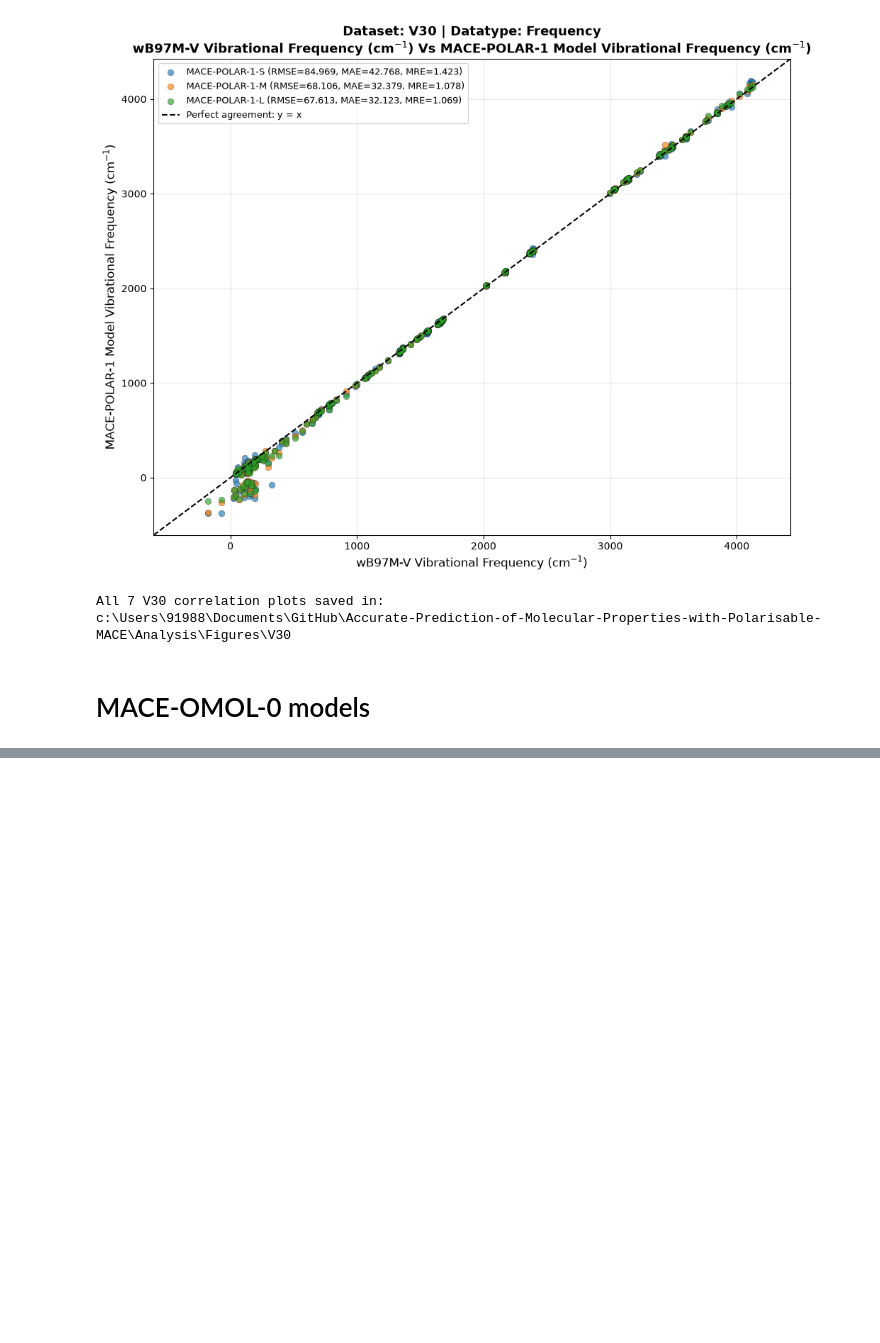
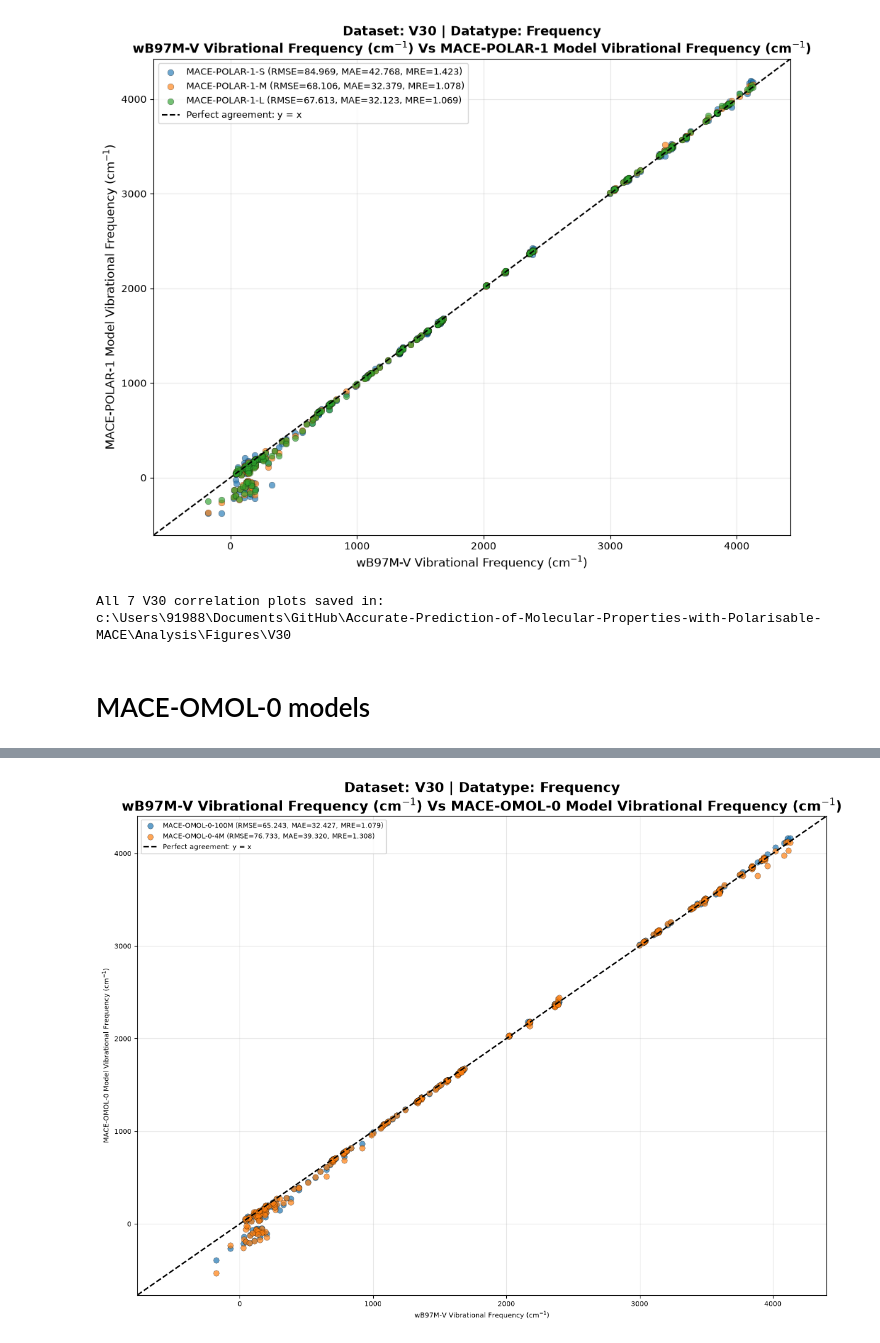
Before and after one commit to ar19schem-del/Accurate-Prediction-of-Molecular-Properties-with-Polarisable-MACE, a Jupyter notebook: Analysis/Frequency Datatype_MACE POLAR_Calculations.ipynb, the cells around one changed output, grey strips where cells are left out. Drawn from its saved outputs; the diff is of its cells as text; code cells hidden in the pictures; blank space fills up the shorter version.

Commit message:
Frequency Datatype update

```diff
--- a/Analysis/Frequency Datatype_MACE POLAR_Calculations.ipynb
+++ b/Analysis/Frequency Datatype_MACE POLAR_Calculations.ipynb
@@ -2537,0 +2457,99 @@ plot(
+# %%
+# CELL 2 — V30 Frequency correlation plots for MACE-OMOL-0
+
+import numpy as np
+import pandas as pd
+import matplotlib.pyplot as plt
+
+DATASET, DATATYPE, UNIT = "V30", "Frequency", r"cm$^{-1}$"
+FIG = A/"Figures"
+FIG.mkdir(exist_ok=True)
+
+# Add existing revDSD-PBEP86-D4 values omitted from Cell 1
+base = pd.read_csv(A/"Results_values.csv", index_col=0)
+results_df["revDSD-PBEP86-D4"] = base.reindex(results_df.index)["revDSD-PBEP86-D4"]
+
+STD = float(pd.read_csv(I/"Standard_errors.csv", index_col=0).loc[DATASET, "Metric"])
+
+LABEL = {
+    "wB97M-V": "wB97M-V",
+    "revDSD-PBEP86-D4": "revDSD-PBEP86-D4",
+    "MACE-OMOL-0-100M": "MACE-OMOL-0-100M",
+    "MACE-OMOL-0-4M": "MACE-OMOL-0-4M"
+}
+
+def metric(x, y):
+    d = results_df[[x, y]].dropna()
+    e = d[y] - d[x]
+    mae = np.mean(abs(e))
+    return np.sqrt(np.mean(e**2)), mae, mae/STD
+
+def plot(x, ys, file, xlabel, ylabel, title, size=(10, 8)):
+    fig, ax = plt.subplots(figsize=size)
+    vals = [results_df[x]]
+
+    for y in ys:
+        rmse, mae, mre = metric(x, y)
+        ax.scatter(
+            results_df[x], results_df[y], s=45, alpha=.7,
+            edgecolors="black", linewidths=.3,
+            label=f"{LABEL[y]} (RMSE={rmse:.3f}, MAE={mae:.3f}, MRE={mre:.3f})"
+        )
+        vals.append(results_df[y])
+
+    v = np.concatenate([z.dropna().to_numpy() for z in vals])
+    lo, hi = v.min(), v.max()
+    p = .05*(hi-lo)
+
+    ax.plot([lo-p, hi+p], [lo-p, hi+p], "k--", lw=1.7,
+            label="Perfect agreement: y = x")
+    ax.set(xlim=(lo-p, hi+p), ylim=(lo-p, hi+p),
+           xlabel=xlabel, ylabel=ylabel)
+    ax.set_title(
+        f"Dataset: {DATASET} | Datatype: {DATATYPE}\n{title}",
+        fontsize=16, fontweight="bold"
+    )
+    ax.grid(alpha=.3)
+    ax.legend(loc="upper left")
+    plt.tight_layout()
+    plt.savefig(FIG/file, dpi=300, bbox_inches="tight")
+    plt.show()
+
+# 1 — wB97M-V vs both MACE-OMOL-0 models
+plot(
+    "wB97M-V",
+    ["MACE-OMOL-0-100M", "MACE-OMOL-0-4M"],
+    "1.png",
+    f"wB97M-V Vibrational Frequency ({UNIT})",
+    f"MACE-OMOL-0 Model Vibrational Frequency ({UNIT})",
+    f"wB97M-V Vibrational Frequency ({UNIT}) Vs MACE-OMOL-0 Model Vibrational Frequency ({UNIT})",
+    (12, 9)
+)
+
+# 2 — Reference vs all models
+plot(
+    "Reference",
+    ["wB97M-V", "revDSD-PBEP86-D4",
+     "MACE-OMOL-0-100M", "MACE-OMOL-0-4M"],
+    "2.png",
+    f"Reference Vibrational Frequency ({UNIT})",
+    f"Model Vibrational Frequency ({UNIT})",
+    f"Reference Vibrational Frequency ({UNIT}) Vs Model Vibrational Frequency ({UNIT})",
+    (12, 9)
+)
+
+# 3–6 — Individual Reference correlations
+for n, model in [
+    (3, "MACE-OMOL-0-100M"),
+    (4, "MACE-OMOL-0-4M"),
+    (5, "revDSD-PBEP86-D4"),
+    (6, "wB97M-V")
+]:
+    plot(
+        "Reference", [model], f"{n}.png",
+        f"Reference Vibrational Frequency ({UNIT})",
+        f"Model Vibrational Frequency ({UNIT})",
+        f"Reference Vibrational Frequency ({UNIT}) Vs {model} Vibrational Frequency ({UNIT})"
+    )
+# %% [output]
+[figure, added]
```
Also changed, not shown: parts of 6 cells of this notebook, 19 other files.
